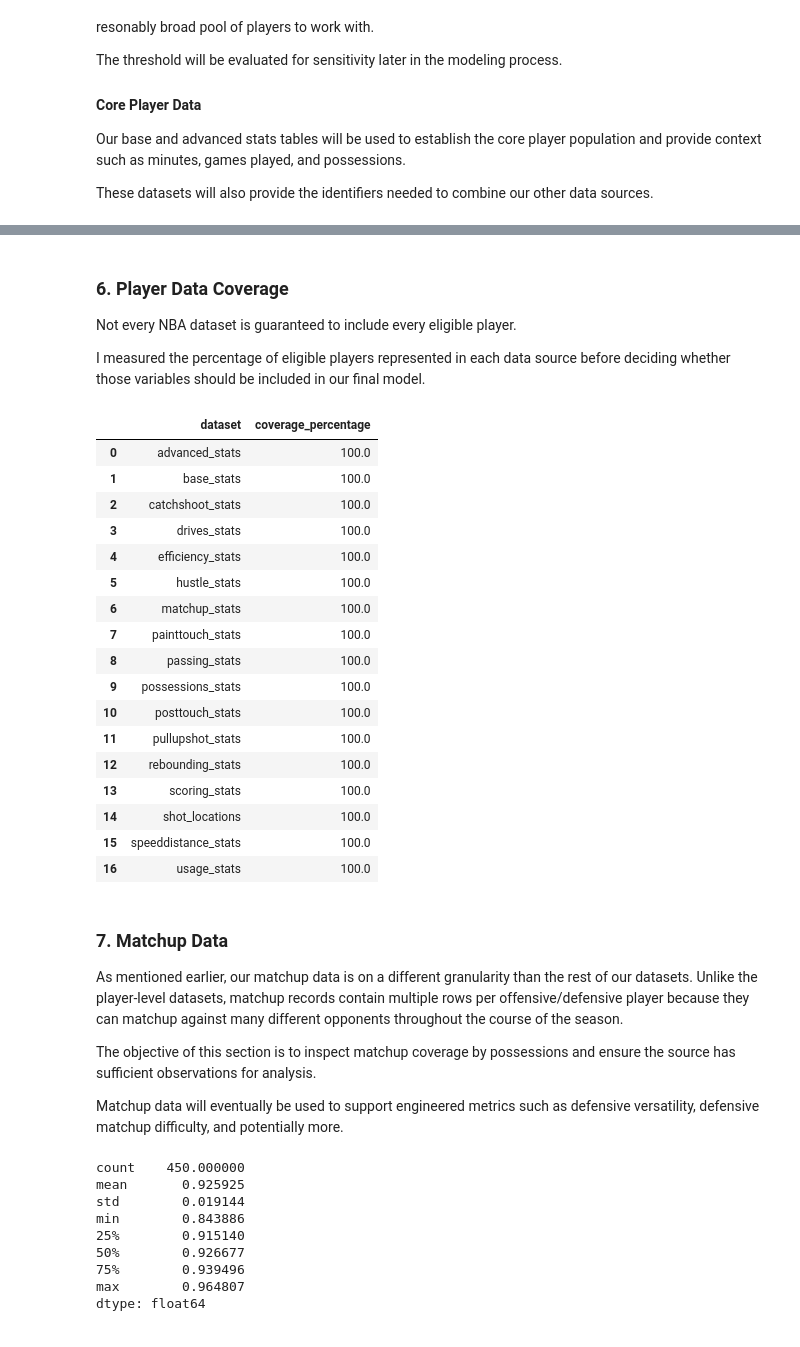
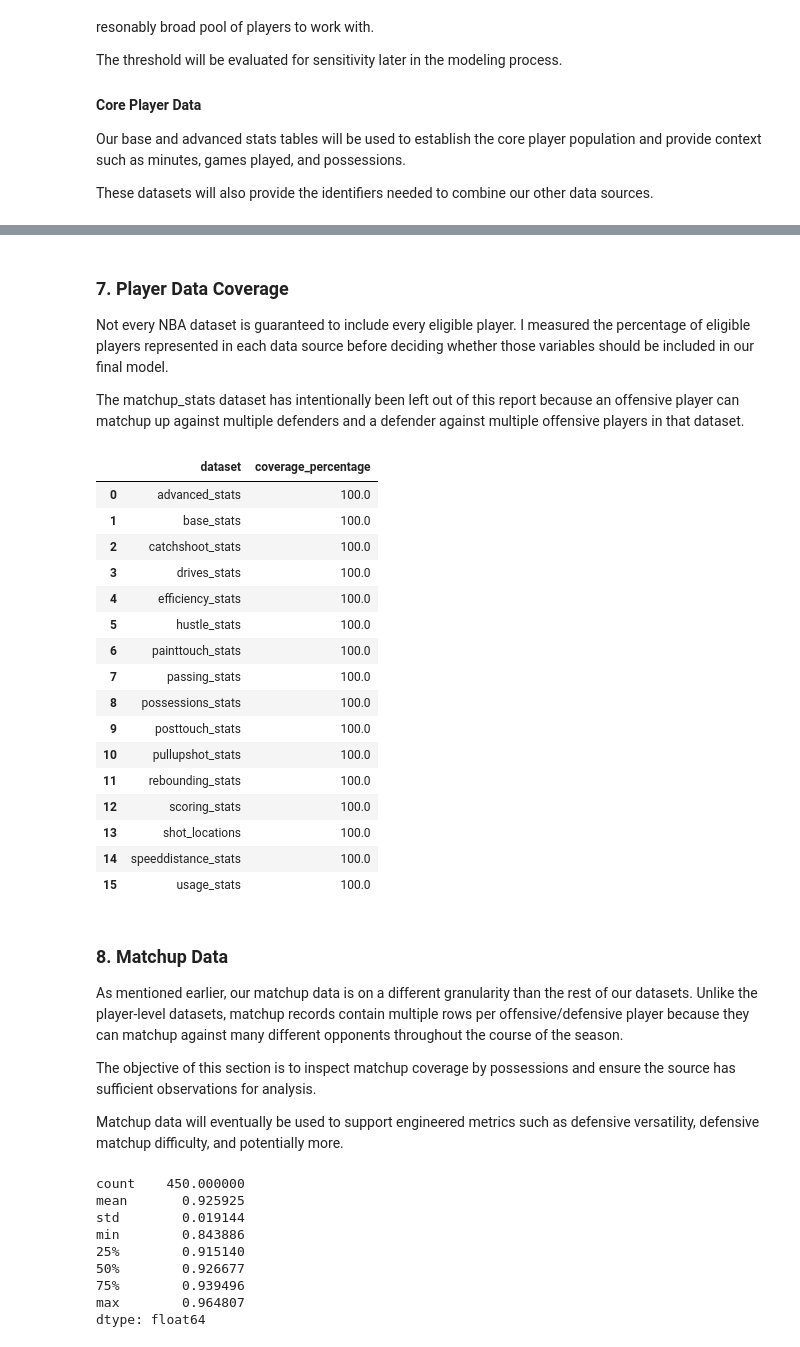
Before and after one commit to alex-abrego/nba-player-archetype-analysis, a Jupyter notebook: notebooks/01_data_collection.ipynb, the cells around one changed output, grey strips where cells are left out. Saved outputs shown, nothing was run; the diff lists cells and outputs as text; code cells hidden in the pictures.

Commit message:
feat: add data collection script and notebook sections

```diff
--- a/notebooks/01_data_collection.ipynb
+++ b/notebooks/01_data_collection.ipynb
@@ -82,10 +101,17 @@ Datasets on a different grain can be engineered later to satisfy our initial req
 # %%
 data_val_report = []
 for dataset_name, df in datasets.items():
+    if dataset_name == "matchup_stats":
+        unique_id = "Not applicable"
+        required_cols = dv.check_required_cols(df, ["OFF_PLAYER_ID", "DEF_PLAYER_ID", "PARTIAL_POSS"])
+    else:
+        unique_id = dv.check_unique_ids(df, "PLAYER_ID")
+        required_cols = dv.check_required_cols(df, ["PLAYER_ID", "PLAYER_NAME"])
+
     data_val_report.append({
         "dataset": dataset_name,
-        "unique_player_id": dv.check_unique_ids(df, "PLAYER_ID"),
-        "required_columns": dv.check_required_cols(df, ["PLAYER_ID", "PLAYER_NAME", "TEAM_ID", "TEAM_ABBREVIATION"])
+        "unique_player_id": unique_id,
+        "required_columns": required_cols
     })
 
 data_val_report = pd.DataFrame(data_val_report)
@@ -219,32 +291,37 @@ Eligible Players: 450
 # %% [markdown]
-### 6. Player Data Coverage
+### 7. Player Data Coverage
 
-Not every NBA dataset is guaranteed to include every eligible player.
+Not every NBA dataset is guaranteed to include every eligible player. I measured the percentage of eligible players represented in each data source before deciding whether those variables should be included in our final model.
 
-I measured the percentage of eligible players represented in each data source before deciding whether those variables should be included in our final model.
+The matchup_stats dataset has intentionally been left out of this report because an offensive player can matchup up against multiple defenders and a defender against multiple offensive players in that dataset.
 # %%
-dv.player_coverage_report(datasets, eligible_players)
+unique_player_datasets = {
+    name: df
+    for name, df in datasets.items()
+    if name != "matchup_stats"
+    }
+
+dv.player_coverage_report(unique_player_datasets, eligible_players)
 # %% [output]
 |  | dataset | coverage_percentage |
 | 0 | advanced_stats | 100.0 |
 | 1 | base_stats | 100.0 |
 | 2 | catchshoot_stats | 100.0 |
 | 3 | drives_stats | 100.0 |
 | 4 | efficiency_stats | 100.0 |
 | 5 | hustle_stats | 100.0 |
-| 6 | matchup_stats | 100.0 |
-| 7 | painttouch_stats | 100.0 |
-| 8 | passing_stats | 100.0 |
-| 9 | possessions_stats | 100.0 |
-| 10 | posttouch_stats | 100.0 |
-| 11 | pullupshot_stats | 100.0 |
-| 12 | rebounding_stats | 100.0 |
-| 13 | scoring_stats | 100.0 |
-| 14 | shot_locations | 100.0 |
-| 15 | speeddistance_stats | 100.0 |
-| 16 | usage_stats | 100.0 |
+| 6 | painttouch_stats | 100.0 |
+| 7 | passing_stats | 100.0 |
+| 8 | possessions_stats | 100.0 |
+| 9 | posttouch_stats | 100.0 |
+| 10 | pullupshot_stats | 100.0 |
+| 11 | rebounding_stats | 100.0 |
+| 12 | scoring_stats | 100.0 |
+| 13 | shot_locations | 100.0 |
+| 14 | speeddistance_stats | 100.0 |
+| 15 | usage_stats | 100.0 |
 # %% [markdown]
-### 7. Matchup Data
+### 8. Matchup Data
 
 As mentioned earlier, our matchup data is on a different granularity than the rest of our datasets. Unlike the player-level datasets, matchup records contain multiple rows per offensive/defensive player because they can matchup against many different opponents throughout the course of the season.
 
```
Also changed, not shown: parts of 13 cells of this notebook, 2 other files.
